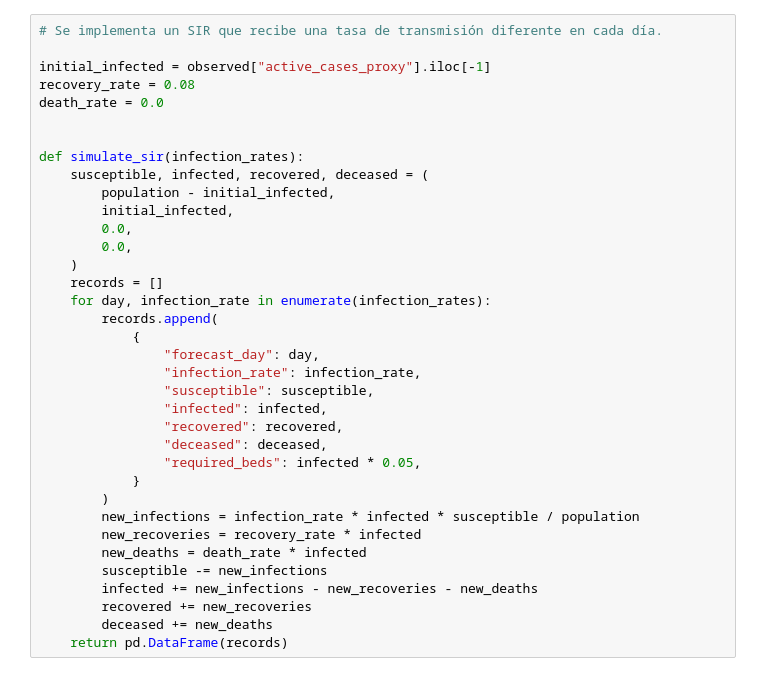
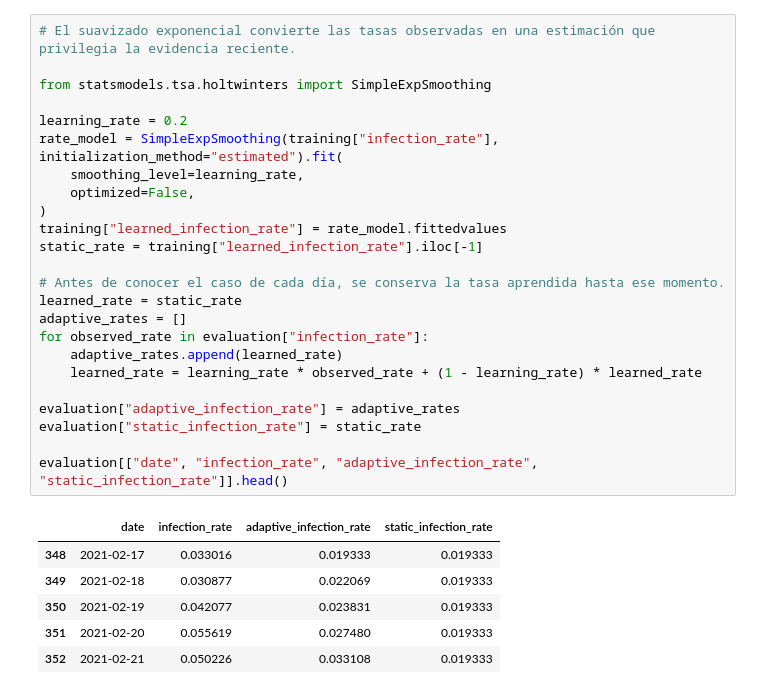
Before and after one commit to jdvelasq/classroom-vibecoding, a Jupyter notebook: implementation/predictiva/P209_sir_adaptativo/professor/notebook.ipynb, the cells around one changed output. Drawn from its saved outputs; the diff is of its cells as text.

```diff
--- a/implementation/predictiva/P209_sir_adaptativo/professor/notebook.ipynb
+++ b/implementation/predictiva/P209_sir_adaptativo/professor/notebook.ipynb
@@ -48,37 +48,32 @@ rate_forecast.head()
 # %%
-# Se implementa un SIR que recibe una tasa de transmisión diferente en cada día.
+# El suavizado exponencial convierte las tasas observadas en una estimación que privilegia la evidencia reciente.
 
-initial_infected = observed["active_cases_proxy"].iloc[-1]
-recovery_rate = 0.08
-death_rate = 0.0
+from statsmodels.tsa.holtwinters import SimpleExpSmoothing
 
+learning_rate = 0.2
+rate_model = SimpleExpSmoothing(training["infection_rate"], initialization_method="estimated").fit(
+    smoothing_level=learning_rate,
+    optimized=False,
+)
+training["learned_infection_rate"] = rate_model.fittedvalues
+static_rate = training["learned_infection_rate"].iloc[-1]
 
-def simulate_sir(infection_rates):
-    susceptible, infected, recovered, deceased = (
-        population - initial_infected,
-        initial_infected,
-        0.0,
-        0.0,
-    )
-    records = []
-    for day, infection_rate in enumerate(infection_rates):
-        records.append(
-            {
-                "forecast_day": day,
-                "infection_rate": infection_rate,
-                "susceptible": susceptible,
-                "infected": infected,
-                "recovered": recovered,
-                "deceased": deceased,
-                "required_beds": infected * 0.05,
-            }
-        )
-        new_infections = infection_rate * infected * susceptible / population
-        new_recoveries = recovery_rate * infected
-        new_deaths = death_rate * infected
-        susceptible -= new_infections
-        infected += new_infections - new_recoveries - new_deaths
-        recovered += new_recoveries
-        deceased += new_deaths
-    return pd.DataFrame(records)
+# Antes de conocer el caso de cada día, se conserva la tasa aprendida hasta ese momento.
+learned_rate = static_rate
+adaptive_rates = []
+for observed_rate in evaluation["infection_rate"]:
+    adaptive_rates.append(learned_rate)
+    learned_rate = learning_rate * observed_rate + (1 - learning_rate) * learned_rate
+
+evaluation["adaptive_infection_rate"] = adaptive_rates
+evaluation["static_infection_rate"] = static_rate
+
+evaluation[["date", "infection_rate", "adaptive_infection_rate", "static_infection_rate"]].head()
+# %% [output]
+|  | date | infection_rate | adaptive_infection_rate | static_infection_rate |
+| 348 | 2021-02-17 | 0.033016 | 0.019333 | 0.019333 |
+| 349 | 2021-02-18 | 0.030877 | 0.022069 | 0.019333 |
+| 350 | 2021-02-19 | 0.042077 | 0.023831 | 0.019333 |
+| 351 | 2021-02-20 | 0.055619 | 0.027480 | 0.019333 |
+| 352 | 2021-02-21 | 0.050226 | 0.033108 | 0.019333 |
 # %%
```
Also changed, not shown: parts of 6 cells of this notebook, 5 other files.
